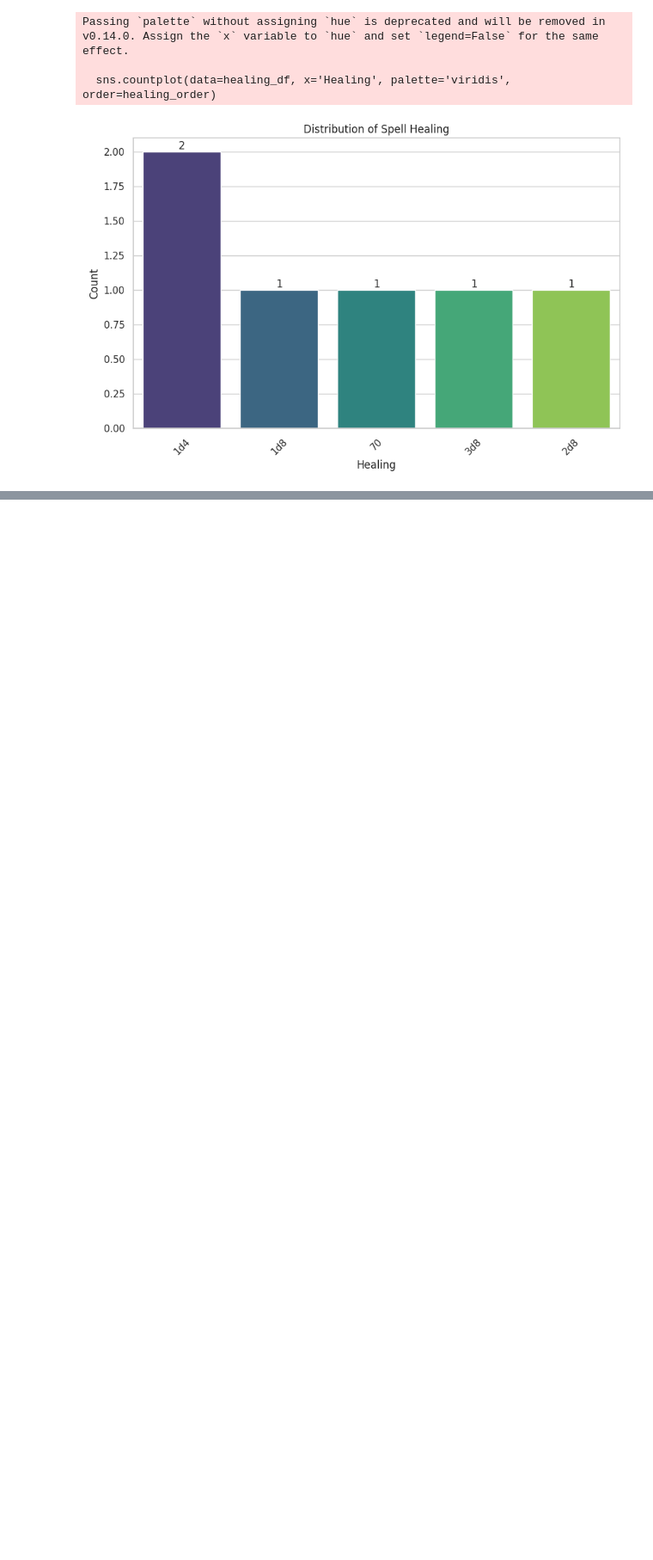
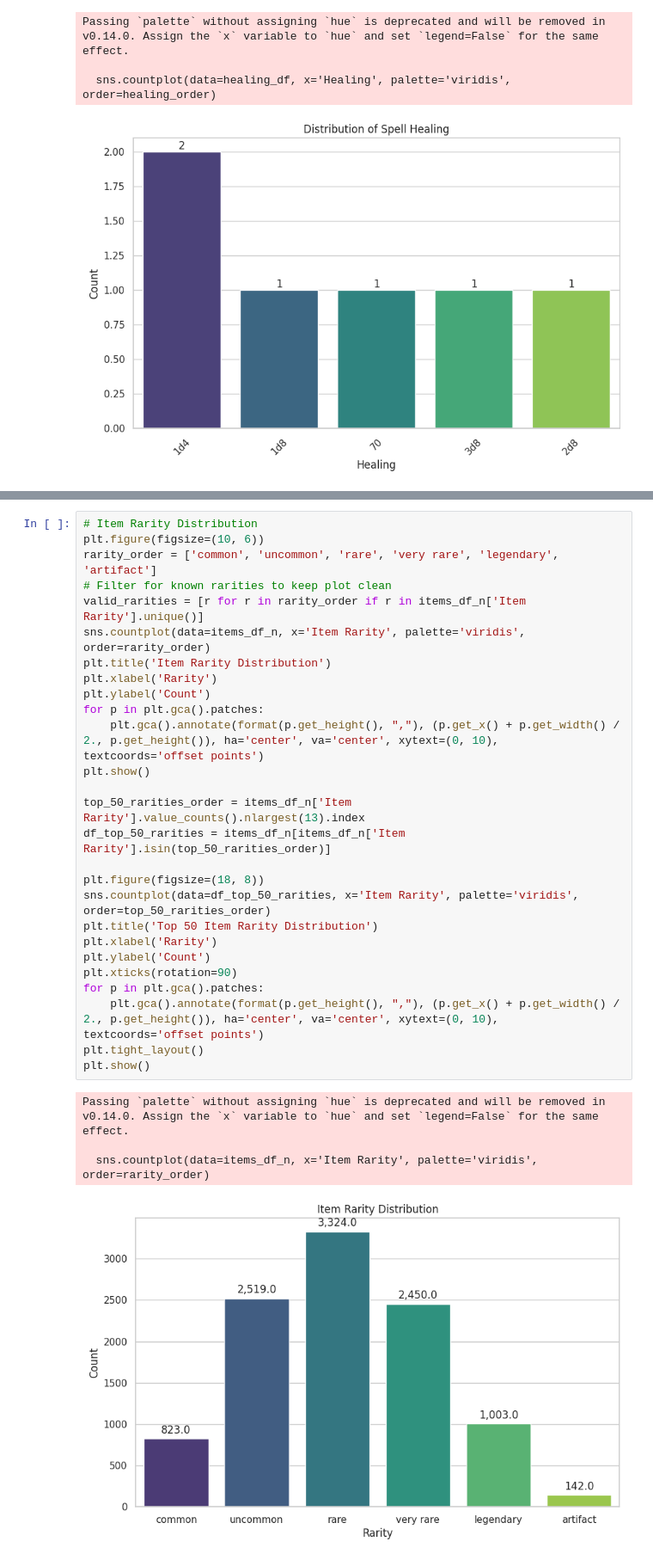
Before and after one commit to baakhoff/research, a Jupyter notebook: notebooks/dnd_research.ipynb, the cells around one changed output, grey strips where cells are left out. Shown at 86% size. Cells and saved outputs as stored; diff of their text form; blank space fills up the shorter version.

```diff
--- a/notebooks/dnd_research.ipynb
+++ b/notebooks/dnd_research.ipynb
@@ -543,0 +567,32 @@ Passing `palette` without assigning `hue` is deprecated and will be removed in v
+# %%
+# Item Rarity Distribution
+plt.figure(figsize=(10, 6))
+rarity_order = ['common', 'uncommon', 'rare', 'very rare', 'legendary', 'artifact']
+# Filter for known rarities to keep plot clean
+valid_rarities = [r for r in rarity_order if r in items_df_n['Item Rarity'].unique()]
+sns.countplot(data=items_df_n, x='Item Rarity', palette='viridis', order=rarity_order)
+plt.title('Item Rarity Distribution')
+plt.xlabel('Rarity')
+plt.ylabel('Count')
+for p in plt.gca().patches:
+    plt.gca().annotate(format(p.get_height(), ","), (p.get_x() + p.get_width() / 2., p.get_height()), ha='center', va='center', xytext=(0, 10), textcoords='offset points')
+plt.show()
+
+top_50_rarities_order = items_df_n['Item Rarity'].value_counts().nlargest(13).index
+df_top_50_rarities = items_df_n[items_df_n['Item Rarity'].isin(top_50_rarities_order)]
+
+plt.figure(figsize=(18, 8))
+sns.countplot(data=df_top_50_rarities, x='Item Rarity', palette='viridis', order=top_50_rarities_order)
+plt.title('Top 50 Item Rarity Distribution')
+plt.xlabel('Rarity')
+plt.ylabel('Count')
+plt.xticks(rotation=90)
+for p in plt.gca().patches:
+    plt.gca().annotate(format(p.get_height(), ","), (p.get_x() + p.get_width() / 2., p.get_height()), ha='center', va='center', xytext=(0, 10), textcoords='offset points')
+plt.tight_layout()
+plt.show()
+# %% [output]
+Passing `palette` without assigning `hue` is deprecated and will be removed in v0.14.0. Assign the `x` variable to `hue` and set `legend=False` for the same effect.
+
+  sns.countplot(data=items_df_n, x='Item Rarity', palette='viridis', order=rarity_order)
+[figure, added]
```
Also changed, not shown: parts of 15 cells of this notebook.
